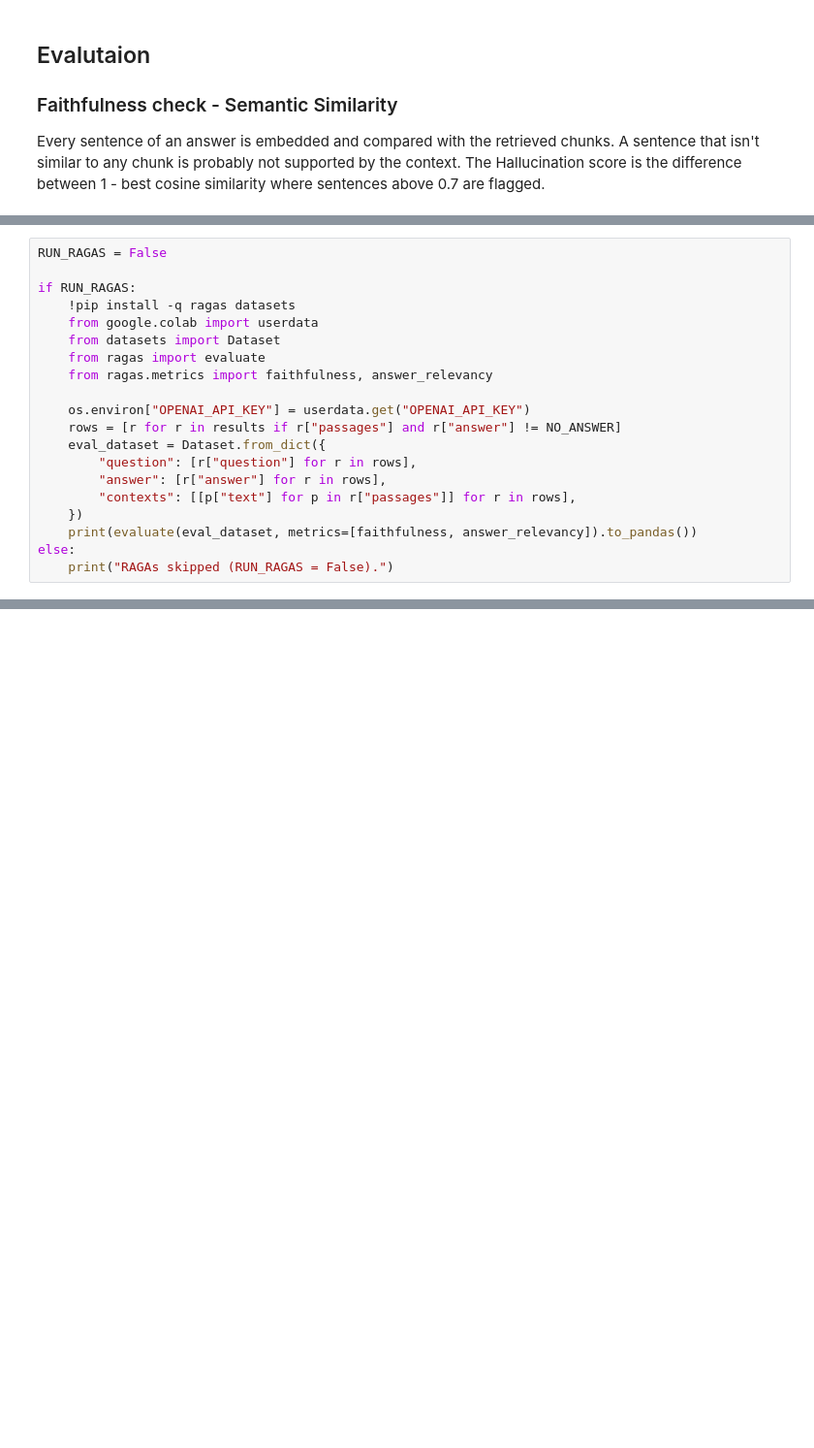
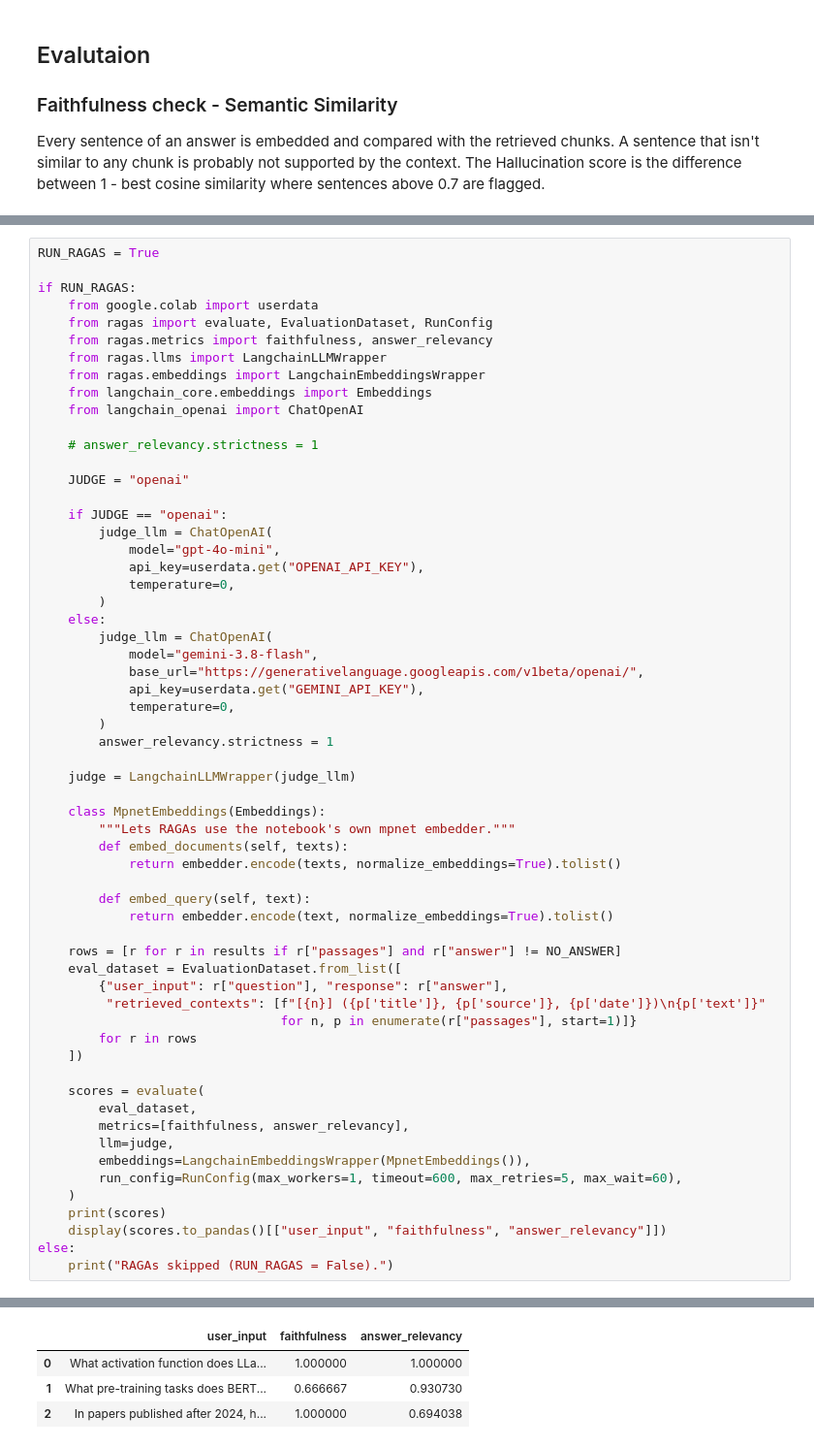
Before and after one commit to TedXpro/Introduction-To-Artificial-Intelligence-and-Machine-Learning-, a Jupyter notebook: AssignmentIII/Assignment3_RAGAs.ipynb, the cells around one changed output, grey strips where cells are left out. Shown at 97% size. Drawn from its saved outputs; the diff is of its cells as text; blank space fills up the shorter version.

```diff
--- a/AssignmentIII/Assignment3_RAGAs.ipynb
+++ b/AssignmentIII/Assignment3_RAGAs.ipynb
@@ -583,20 +584,0 @@ covers the same idea without an external API.
-# %%
-RUN_RAGAS = False
-
-if RUN_RAGAS:
-    !pip install -q ragas datasets
-    from google.colab import userdata
-    from datasets import Dataset
-    from ragas import evaluate
-    from ragas.metrics import faithfulness, answer_relevancy
-
-    os.environ["OPENAI_API_KEY"] = userdata.get("OPENAI_API_KEY")
-    rows = [r for r in results if r["passages"] and r["answer"] != NO_ANSWER]
-    eval_dataset = Dataset.from_dict({
-        "question": [r["question"] for r in rows],
-        "answer": [r["answer"] for r in rows],
-        "contexts": [[p["text"] for p in r["passages"]] for r in rows],
-    })
-    print(evaluate(eval_dataset, metrics=[faithfulness, answer_relevancy]).to_pandas())
-else:
-    print("RAGAs skipped (RUN_RAGAS = False).")
@@ -604,0 +591,61 @@ RAGAs skipped (RUN_RAGAS = False).
+# %%
+RUN_RAGAS = True
+
+if RUN_RAGAS:
+    from google.colab import userdata
+    from ragas import evaluate, EvaluationDataset, RunConfig
+    from ragas.metrics import faithfulness, answer_relevancy
+    from ragas.llms import LangchainLLMWrapper
+    from ragas.embeddings import LangchainEmbeddingsWrapper
+    from langchain_core.embeddings import Embeddings
+    from langchain_openai import ChatOpenAI
+
+    # answer_relevancy.strictness = 1
+
+    JUDGE = "openai"
+
+    if JUDGE == "openai":
+        judge_llm = ChatOpenAI(
+            model="gpt-4o-mini",
+            api_key=userdata.get("OPENAI_API_KEY"),
+            temperature=0,
+        )
+    else:
+        judge_llm = ChatOpenAI(
+            model="gemini-3.8-flash",
+            base_url="https://generativelanguage.googleapis.com/v1beta/openai/",
+            api_key=userdata.get("GEMINI_API_KEY"),
+            temperature=0,
+        )
+        answer_relevancy.strictness = 1
+
+    judge = LangchainLLMWrapper(judge_llm)
+
+    class MpnetEmbeddings(Embeddings):
+        """Lets RAGAs use the notebook's own mpnet embedder."""
+        def embed_documents(self, texts):
+            return embedder.encode(texts, normalize_embeddings=True).tolist()
+
+        def embed_query(self, text):
+            return embedder.encode(text, normalize_embeddings=True).tolist()
+
+    rows = [r for r in results if r["passages"] and r["answer"] != NO_ANSWER]
+    eval_dataset = EvaluationDataset.from_list([
+        {"user_input": r["question"], "response": r["answer"],
+         "retrieved_contexts": [f"[{n}] ({p['title']}, {p['source']}, {p['date']})\n{p['text']}"
+                                for n, p in enumerate(r["passages"], start=1)]}
+        for r in rows
+    ])
+
+    scores = evaluate(
+        eval_dataset,
+        metrics=[faithfulness, answer_relevancy],
+        llm=judge,
+        embeddings=LangchainEmbeddingsWrapper(MpnetEmbeddings()),
+        run_config=RunConfig(max_workers=1, timeout=600, max_retries=5, max_wait=60),
+    )
+    print(scores)
+    display(scores.to_pandas()[["user_input", "faithfulness", "answer_relevancy"]])
+else:
+    print("RAGAs skipped (RUN_RAGAS = False).")
+# %% [output]
@@ -604,0 +653,4 @@ RAGAs skipped (RUN_RAGAS = False).
+|  | user_input | faithfulness | answer_relevancy |
+| 0 | What activation function does LLa... | 1.000000 | 1.000000 |
+| 1 | What pre-training tasks does BERT... | 0.666667 | 0.930730 |
+| 2 | In papers published after 2024, h... | 1.000000 | 0.694038 |
```
Also changed, not shown: parts of 16 cells of this notebook, 1 other file.
